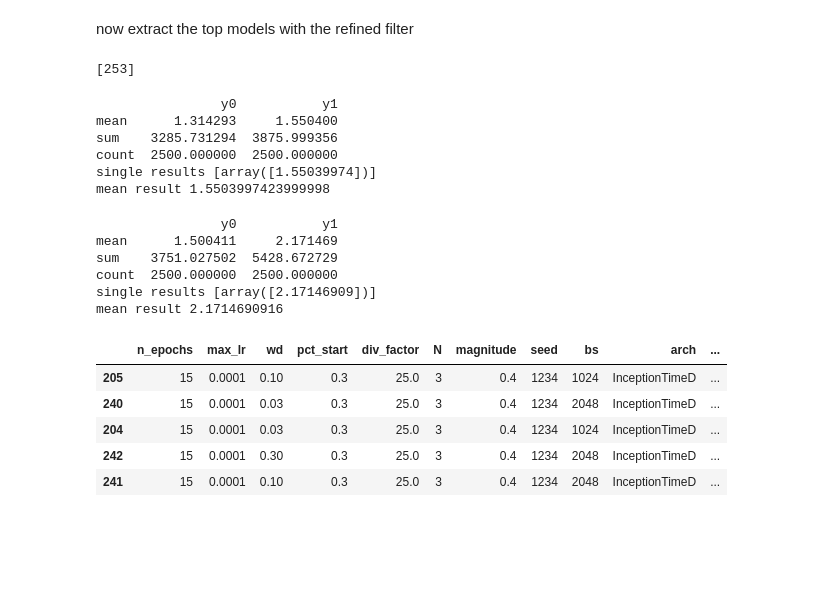
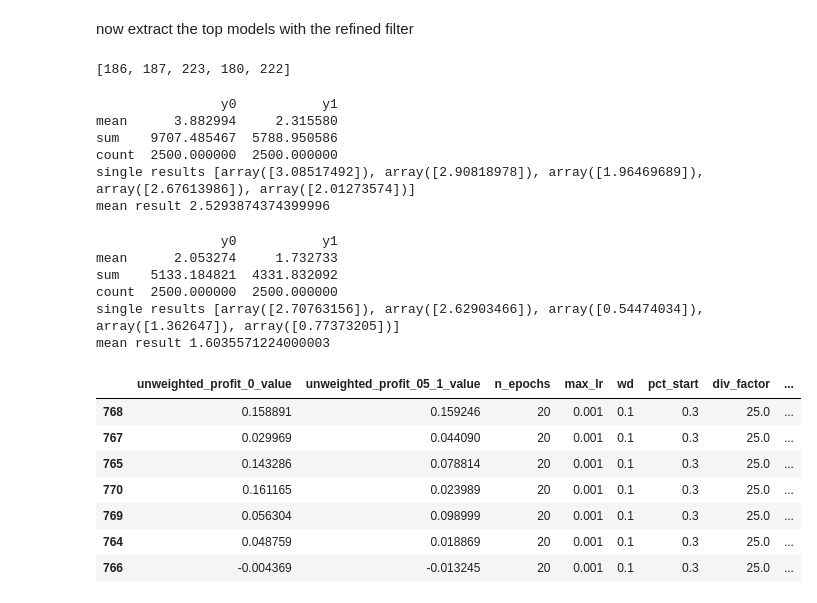
Before and after one commit to Takezo87/torchtools, a Jupyter notebook: _301_evaluation_example.ipynb, the cells around one changed output. Drawn from its saved outputs; the diff is of its cells as text; code cells hidden in the pictures; blank space fills up the shorter version.

```diff
--- a/_301_evaluation_example.ipynb
+++ b/_301_evaluation_example.ipynb
@@ -203,7 +232,7 @@ filt
  'col_config': ['10sl_4c_2d'],
  'bs': [1024, 2048]}
 # %%
-filt.update({'n_epochs':[15], 'max_lr':[0.0003], 'N':[3], 'wd':[0.1]})
+filt.update({'n_epochs':[15, 20], 'max_lr':[0.00003, 0.00001], 'wd':[0.1, 0.03]})
 # %%
 filt
 # %% [output]
@@ -220,26 +250,24 @@ now extract the top models with the refined filter
 # %%
-top_idxs = get_top(eval_conf.df_results, filt, eval_conf.m_cols[0], n=5)
+top_idxs = get_top(eval_conf.df_results, filt, by=eval_conf.m_cols[1], n=5)
-# %%
-top_idxs = get_top(eval_conf.df_results, filt, eval_conf.m_cols[0], n=5)
 # %%
 top_idxs
 # %% [output]
-[253]
+[186, 187, 223, 180, 222]
 # %%
-basic_eval(eval_conf, top_idxs)
+basic_eval(eval_conf, top_idxs, quantile=0.9)
 # %% [output]
                 y0           y1
-mean      1.314293     1.550400
-sum    3285.731294  3875.999356
+mean      3.882994     2.315580
+sum    9707.485467  5788.950586
 count  2500.000000  2500.000000
-single results [array([1.55039974])]
-mean result 1.5503997423999998
+single results [array([3.08517492]), array([2.90818978]), array([1.96469689]), array([2.67613986]), array([2.01273574])]
+mean result 2.5293874374399996
 # %%
-basic_eval(eval_conf, top_idxs, test=True)
+basic_eval(eval_conf, top_idxs, test=True, quantile=0.9)
 # %% [output]
                 y0           y1
-mean      1.500411     2.171469
-sum    3751.027502  5428.672729
+mean      2.053274     1.732733
+sum    5133.184821  4331.832092
 count  2500.000000  2500.000000
-single results [array([2.17146909])]
-mean result 2.1714690916
+single results [array([2.70763156]), array([2.62903466]), array([0.54474034]), array([1.362647]), array([0.77373205])]
+mean result 1.6035571224000003
@@ -246,9 +276,11 @@ mean result 2.1714690916
 # %%
-eval_conf.df_results.iloc[top_idxs][fitting_params+augment_params+['seed','bs']+experiment_cols]
+eval_conf.df_results.iloc[top_idxs][eval_conf.m_cols+fitting_params+augment_params+loss_cols+['seed','bs']+experiment_cols]
 # %% [output]
-|  | n_epochs | max_lr | wd | pct_start | div_factor | N | magnitude | seed | bs | arch | ... |
-| 205 | 15 | 0.0001 | 0.10 | 0.3 | 25.0 | 3 | 0.4 | 1234 | 1024 | InceptionTimeD | ... |
-| 240 | 15 | 0.0001 | 0.03 | 0.3 | 25.0 | 3 | 0.4 | 1234 | 2048 | InceptionTimeD | ... |
-| 204 | 15 | 0.0001 | 0.03 | 0.3 | 25.0 | 3 | 0.4 | 1234 | 1024 | InceptionTimeD | ... |
-| 242 | 15 | 0.0001 | 0.30 | 0.3 | 25.0 | 3 | 0.4 | 1234 | 2048 | InceptionTimeD | ... |
-| 241 | 15 | 0.0001 | 0.10 | 0.3 | 25.0 | 3 | 0.4 | 1234 | 2048 | InceptionTimeD | ... |
+|  | unweighted_profit_0_value | unweighted_profit_05_1_value | n_epochs | max_lr | wd | pct_start | div_factor | ... |
+| 768 | 0.158891 | 0.159246 | 20 | 0.001 | 0.1 | 0.3 | 25.0 | ... |
+| 767 | 0.029969 | 0.044090 | 20 | 0.001 | 0.1 | 0.3 | 25.0 | ... |
+| 765 | 0.143286 | 0.078814 | 20 | 0.001 | 0.1 | 0.3 | 25.0 | ... |
+| 770 | 0.161165 | 0.023989 | 20 | 0.001 | 0.1 | 0.3 | 25.0 | ... |
+| 769 | 0.056304 | 0.098999 | 20 | 0.001 | 0.1 | 0.3 | 25.0 | ... |
+| 764 | 0.048759 | 0.018869 | 20 | 0.001 | 0.1 | 0.3 | 25.0 | ... |
+| 766 | -0.004369 | -0.013245 | 20 | 0.001 | 0.1 | 0.3 | 25.0 | ... |
```
Also changed, not shown: parts of 10 cells of this notebook, 15 other files.
